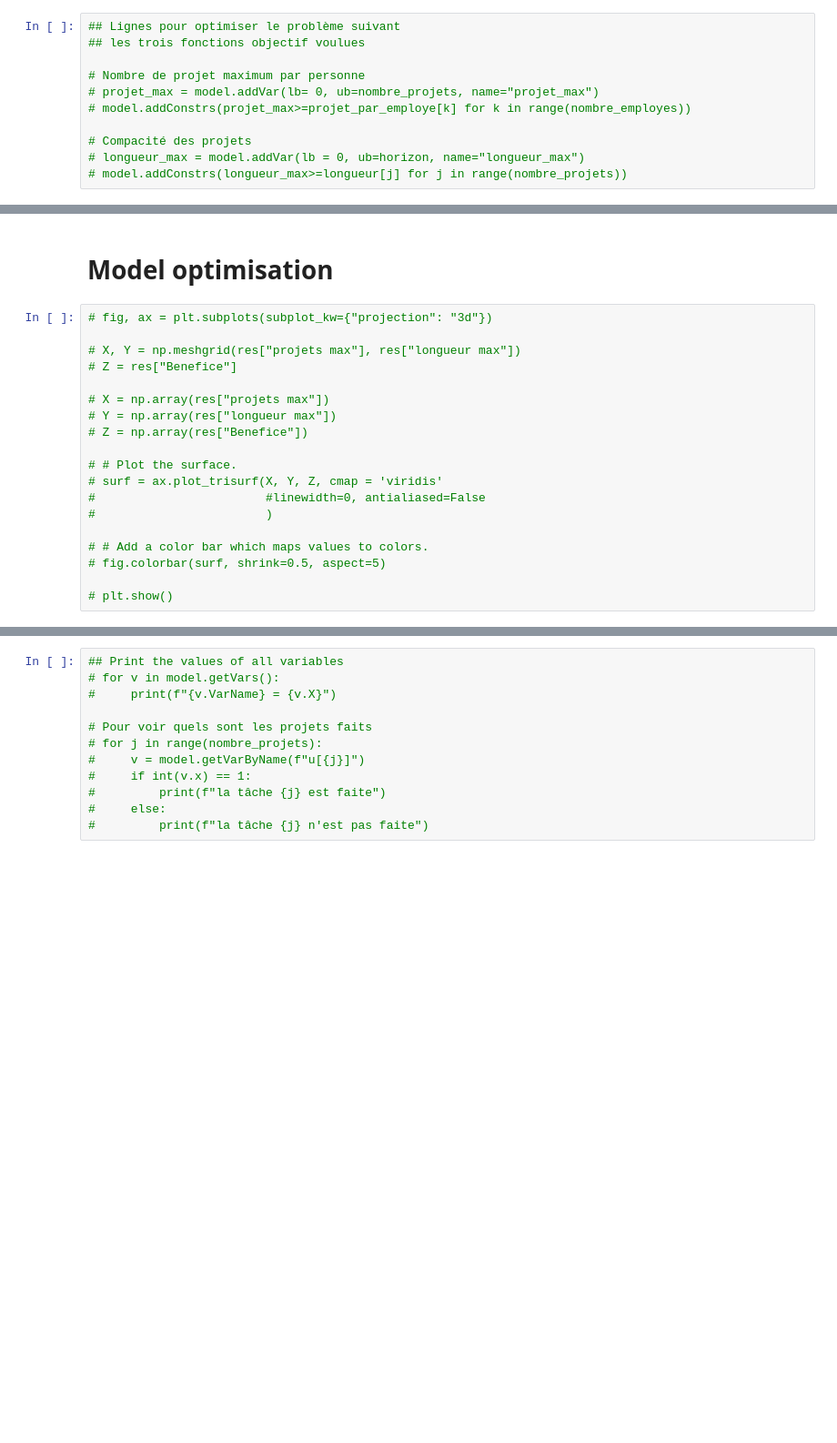
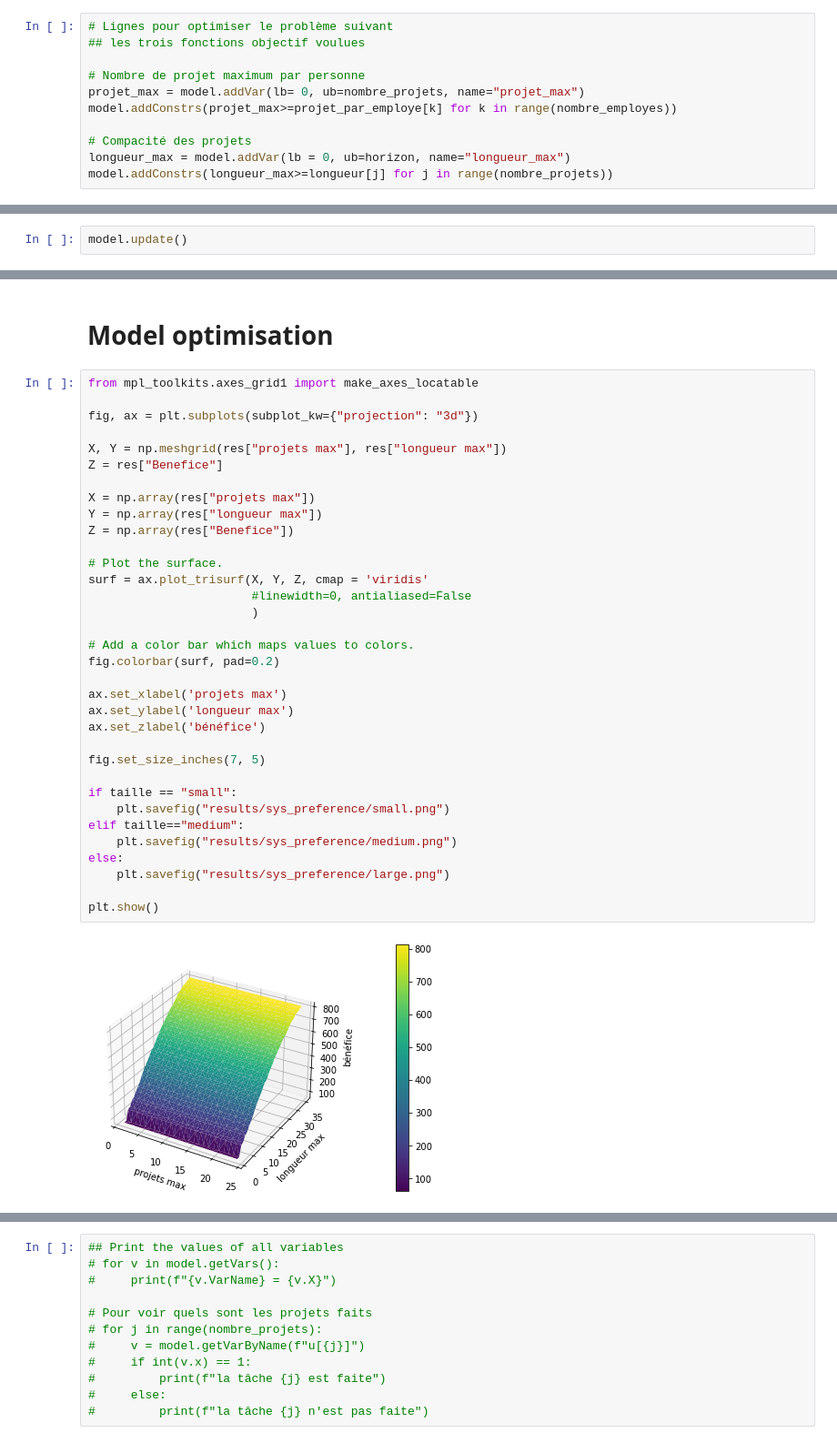
Before and after one commit to luclemot/project-sdp, a Jupyter notebook: optimization.ipynb, the cells around one changed output, grey strips where cells are left out. Shown at 91% size. Saved outputs shown, nothing was run; the diff lists cells and outputs as text; blank space fills up the shorter version.

Commit message:
save simulations' plots

```diff
--- a/optimization.ipynb
+++ b/optimization.ipynb
@@ -188,11 +188,11 @@ model.ModelSense = GRB.MAXIMIZE
 # %%
-## Lignes pour optimiser le problème suivant
+# Lignes pour optimiser le problème suivant
 ## les trois fonctions objectif voulues
 
 # Nombre de projet maximum par personne
-# projet_max = model.addVar(lb= 0, ub=nombre_projets, name="projet_max")
-# model.addConstrs(projet_max>=projet_par_employe[k] for k in range(nombre_employes))
+projet_max = model.addVar(lb= 0, ub=nombre_projets, name="projet_max")
+model.addConstrs(projet_max>=projet_par_employe[k] for k in range(nombre_employes))
 
 # Compacité des projets
-# longueur_max = model.addVar(lb = 0, ub=horizon, name="longueur_max")
-# model.addConstrs(longueur_max>=longueur[j] for j in range(nombre_projets))
+longueur_max = model.addVar(lb = 0, ub=horizon, name="longueur_max")
+model.addConstrs(longueur_max>=longueur[j] for j in range(nombre_projets))
@@ -201 +217,3 @@ model.ModelSense = GRB.MAXIMIZE
+# %%
+model.update()
 # %%
@@ -221,24 +264,41 @@ model.ModelSense = GRB.MAXIMIZE
 # %% [markdown]
 # Model optimisation
 # %%
-# fig, ax = plt.subplots(subplot_kw={"projection": "3d"})
+from mpl_toolkits.axes_grid1 import make_axes_locatable
 
-# X, Y = np.meshgrid(res["projets max"], res["longueur max"])
-# Z = res["Benefice"]
+fig, ax = plt.subplots(subplot_kw={"projection": "3d"})
 
-# X = np.array(res["projets max"])
-# Y = np.array(res["longueur max"])
-# Z = np.array(res["Benefice"])
+X, Y = np.meshgrid(res["projets max"], res["longueur max"])
+Z = res["Benefice"]
 
-# # Plot the surface.
-# surf = ax.plot_trisurf(X, Y, Z, cmap = 'viridis'
-#                        #linewidth=0, antialiased=False
-#                        )
+X = np.array(res["projets max"])
+Y = np.array(res["longueur max"])
+Z = np.array(res["Benefice"])
 
-# # Add a color bar which maps values to colors.
-# fig.colorbar(surf, shrink=0.5, aspect=5)
+# Plot the surface.
+surf = ax.plot_trisurf(X, Y, Z, cmap = 'viridis'
+                       #linewidth=0, antialiased=False
+                       )
 
-# plt.show()
+# Add a color bar which maps values to colors.
+fig.colorbar(surf, pad=0.2)
+
+ax.set_xlabel('projets max')
+ax.set_ylabel('longueur max')
+ax.set_zlabel('bénéfice')
+
+fig.set_size_inches(7, 5)
+
+if taille == "small":
+    plt.savefig("results/sys_preference/small.png")
+elif taille=="medium":
+    plt.savefig("results/sys_preference/medium.png")
+else:
+    plt.savefig("results/sys_preference/large.png")
+
+plt.show()
+# %% [output]
+[figure, added]
 # %%
 # Verify model formulation
 
```
Also changed, not shown: parts of 12 cells of this notebook, 9 other files.
